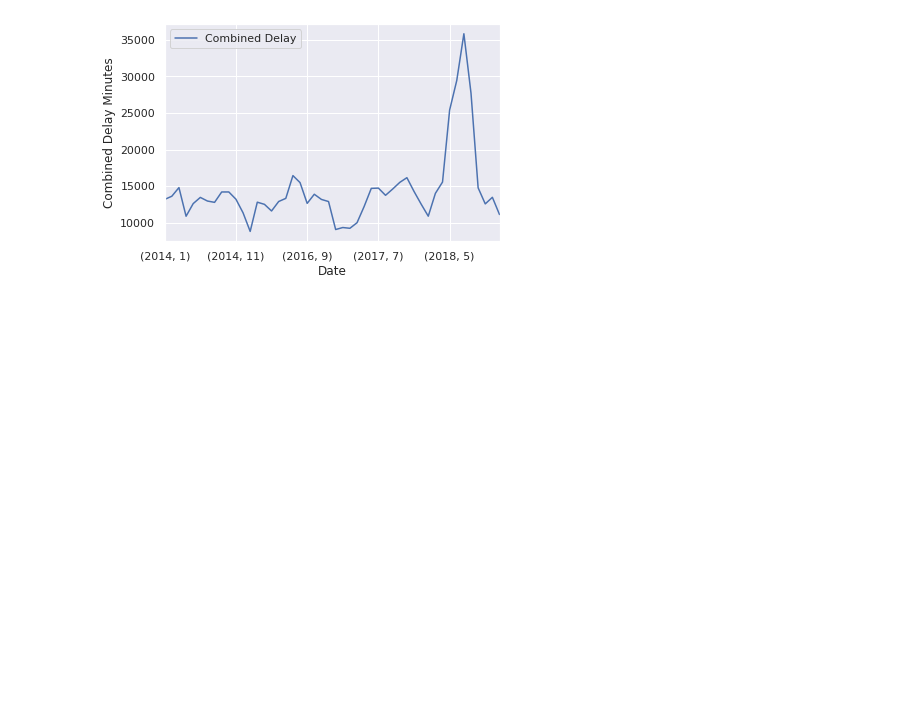
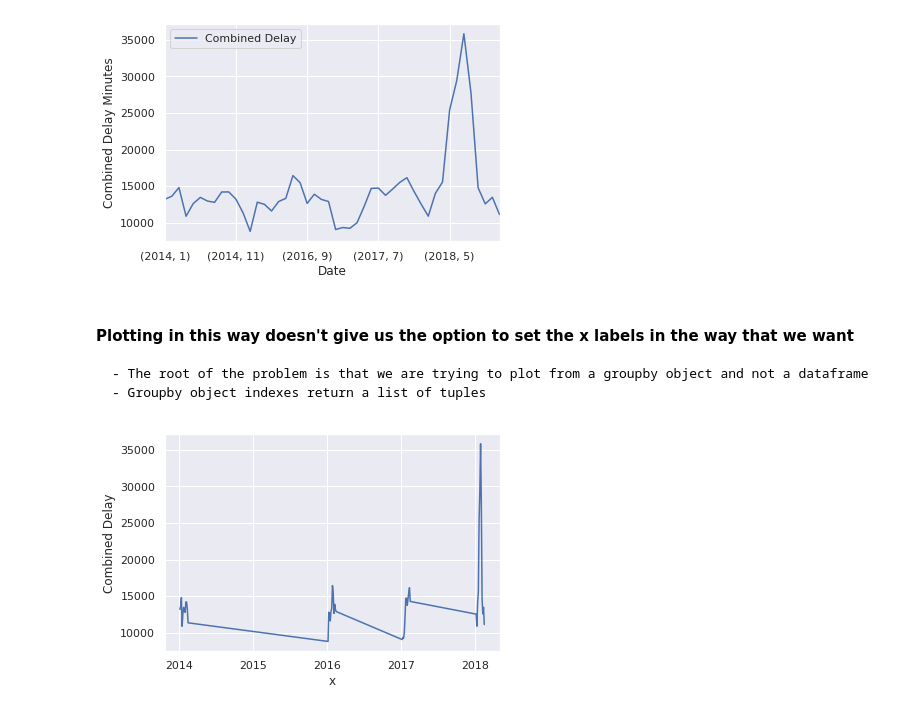
Before and after one commit to alok-drop/weather_mobility_analysis, a Jupyter notebook: snow_delay_full_data.ipynb, the cells around one changed output. Saved outputs shown, nothing was run; the diff lists cells and outputs as text; code cells hidden in the pictures; blank space fills up the shorter version.

Commit message:
towards more visualization

```diff
--- a/snow_delay_full_data.ipynb
+++ b/snow_delay_full_data.ipynb
@@ -269,3 +273,42 @@ month_plot.set_ylabel('Combined Delay Minutes')
 # %% [output]
 Text(0, 0.5, 'Combined Delay Minutes')
 [figure]
+# %% [markdown]
+#### Plotting in this way doesn't give us the option to set the x labels in the way that we want
+    - The root of the problem is that we are trying to plot from a groupby object and not a dataframe
+    - Groupby object indexes return a list of tuples
+# %%
+# Let's try and plot with Seaborn
+
+# Create a new column with year and month in a separate column. Returns a list of floats.
+group_month['x'] = group_month.index.get_level_values(0) + group_month.index.get_level_values(1)/100
+# %%
+# Convert list of date floats into year-month-date string to pass into datetime
+
+date_list = []
+
+for x in group_month.index.get_level_values(0):
+    for y in group_month.index.get_level_values(1):
+        date_list.append((str(x) + '-' + str(y) + '-' + str(1)))
+
+date_frame = pd.DataFrame(list(set(date_list)))
+
+date_frame = date_frame.rename(columns={0:'dates'})
+
+date_frame['dates'] = pd.to_datetime(date_frame.dates)
+
+date_frame = date_frame.sort_values(by='dates')
+# %%
+# Add previous date time into group month data frame
+
+# Doesn't work...
+
+new_data_frame['Dates'] = date_frame['dates']
+# %%
+ax = sns.lineplot(x='x', y='Combined Delay', data= new_data_frame.reset_index())
+
+labels = group_month.index.get_level_values(0).astype(str)
+
+plt.show()
+# %% [output]
+[figure, added]
```
Also changed, not shown: parts of 8 cells of this notebook.
